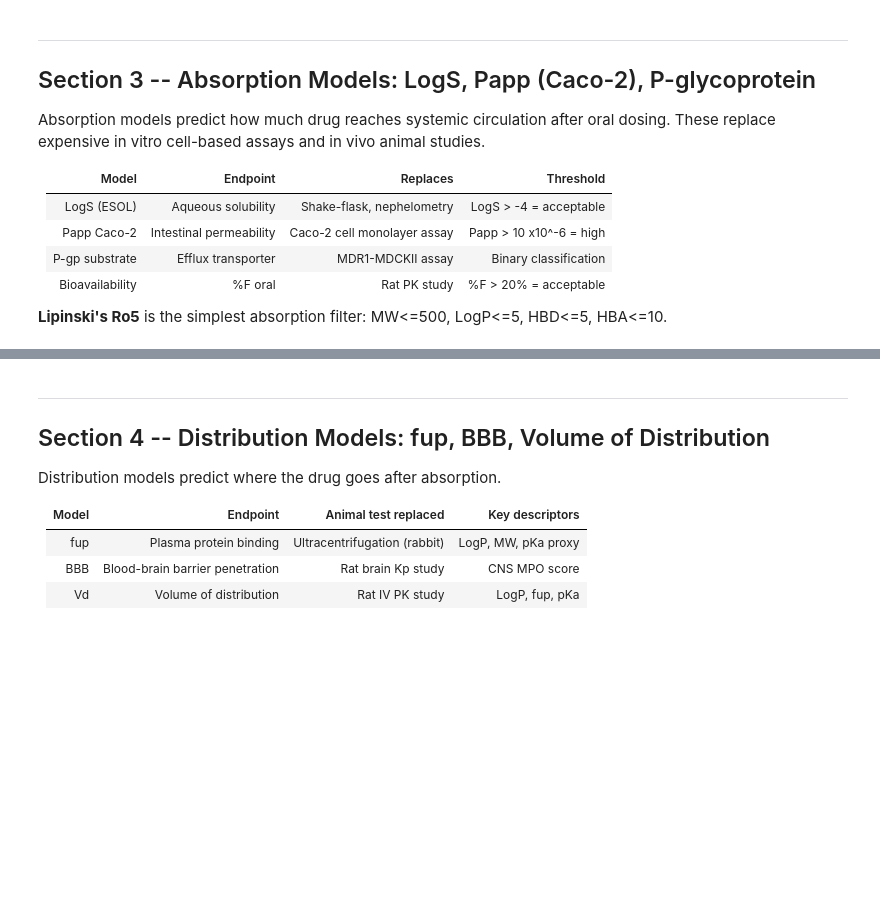
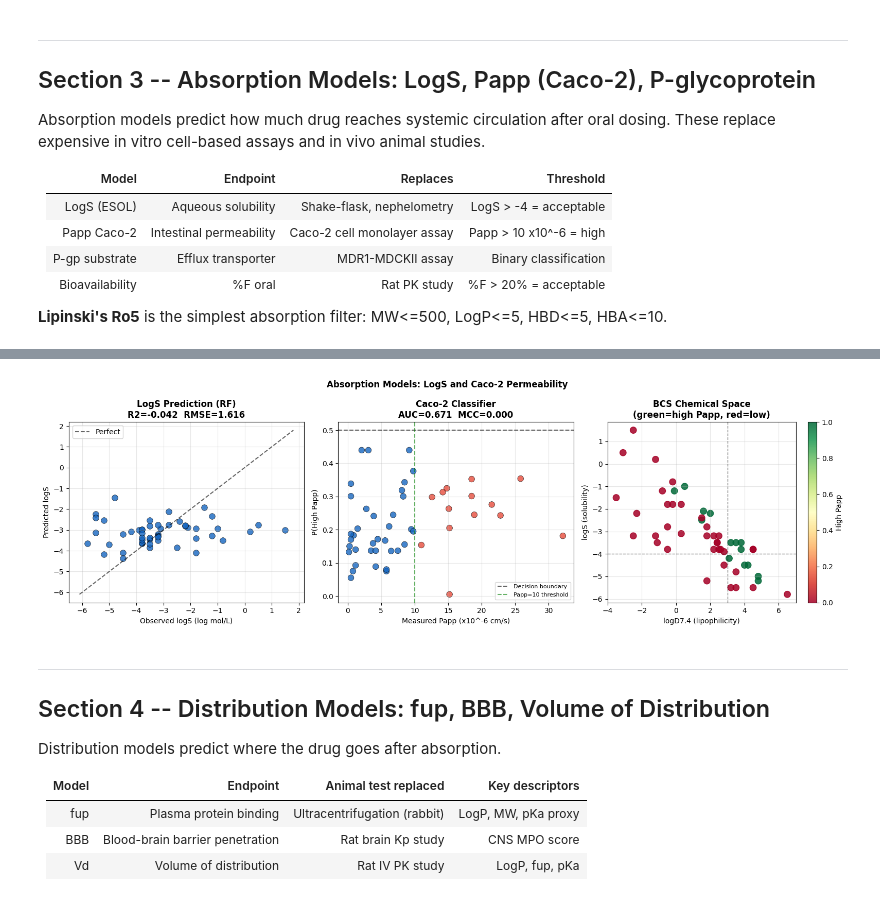
Before and after one commit to hgoelgithub/computational-science-tutorials, a Jupyter notebook: Cheminformatics/admet_tutorial.ipynb, the cells around one changed output, grey strips where cells are left out. Cells and saved outputs as stored; diff of their text form; code cells hidden in the pictures; blank space fills up the shorter version.

```diff
--- a/Cheminformatics/admet_tutorial.ipynb
+++ b/Cheminformatics/admet_tutorial.ipynb
@@ -543,34 +562,37 @@ lims = [min(y_logS.min(), rf_pred.min())-0.3, max(y_logS.max(), rf_pred.max())+0
 ax.plot(lims, lims, 'k--', lw=1.5, alpha=0.6, label='Perfect')
 ax.set_xlabel('Observed logS (log mol/L)'); ax.set_ylabel('Predicted logS')
 ax.set_title(f'LogS Prediction (RF)\nR2={rf_r2:.3f}  RMSE={rf_rmse:.3f}', fontweight='bold')
 ax.legend(); ax.grid(True, alpha=0.3)
 
 # Plot 2: Caco-2 predicted probability vs measured
 ax = axes[1]
 colours = ['#E74C3C' if c==1 else '#1565C0' for c in y_papp_class]
 ax.scatter(y_papp, papp_pred_proba, c=colours, s=70, alpha=0.8, edgecolors='k', lw=0.5)
 ax.axhline(0.5, color='k', linestyle='--', lw=1.5, alpha=0.6, label='Decision boundary')
 ax.axvline(10,  color='green', linestyle='--', lw=1.5, alpha=0.6, label='Papp=10 threshold')
 ax.set_xlabel('Measured Papp (x10^-6 cm/s)'); ax.set_ylabel('P(High Papp)')
 ax.set_title(f'Caco-2 Classifier\nAUC={papp_auc:.3f}  MCC={papp_mcc:.3f}', fontweight='bold')
 ax.legend(fontsize=8); ax.grid(True, alpha=0.3)
 
 # Plot 3: Absorption space (Biopharmaceutics)
 ax = axes[2]
 sc = ax.scatter(df['logD74'], df['logS'],
                 c=y_papp_class, cmap='RdYlGn', s=80, alpha=0.85, vmin=0, vmax=1)
 ax.axvline(3, color='k', lw=1, linestyle='--', alpha=0.5)
 ax.axhline(-4, color='k', lw=1, linestyle='--', alpha=0.5)
 ax.set_xlabel('logD7.4 (lipophilicity)'); ax.set_ylabel('logS (solubility)')
 ax.set_title('BCS Chemical Space\n(green=high Papp, red=low)', fontweight='bold')
 plt.colorbar(sc, ax=ax, label='High Papp')
 for i, row in df.iterrows():
-    if df_phys.loc[i,'QED'] > 0.8:
+    q = df_phys.loc[i, 'QED']
+    if pd.notna(q) and float(q) > 0.8:
         ax.annotate(df.loc[i,'name'][:6], (df.loc[i,'logD74'], df.loc[i,'logS']), fontsize=7)
 ax.grid(True, alpha=0.3)
 
 plt.suptitle('Absorption Models: LogS and Caco-2 Permeability', fontsize=12, fontweight='bold')
 plt.tight_layout(); plt.show()
+# %% [output]
+[figure, added]
 # %% [markdown]
 ---
 ## Section 4 -- Distribution Models: fup, BBB, Volume of Distribution
```
Also changed, not shown: parts of 13 cells of this notebook, 1 other file.
